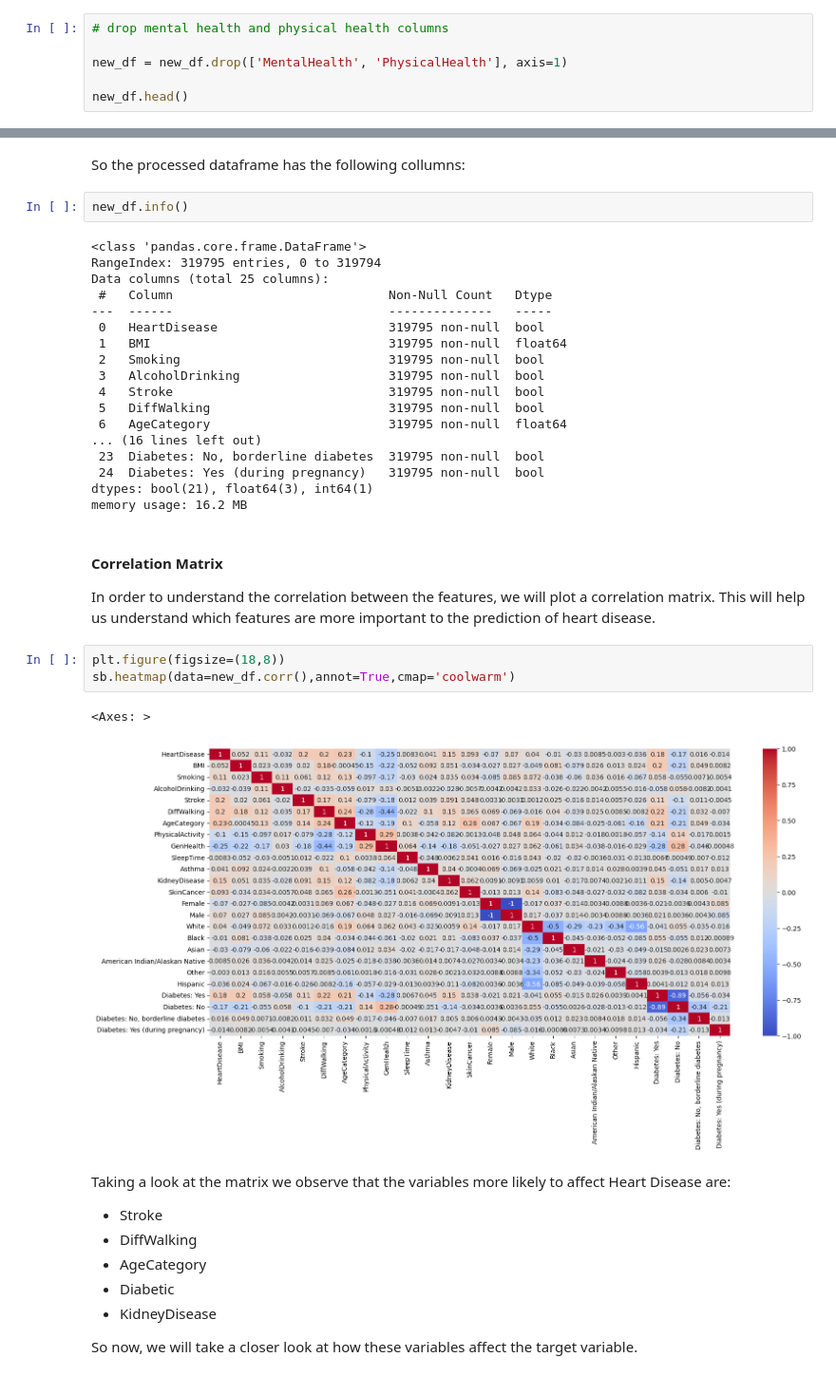
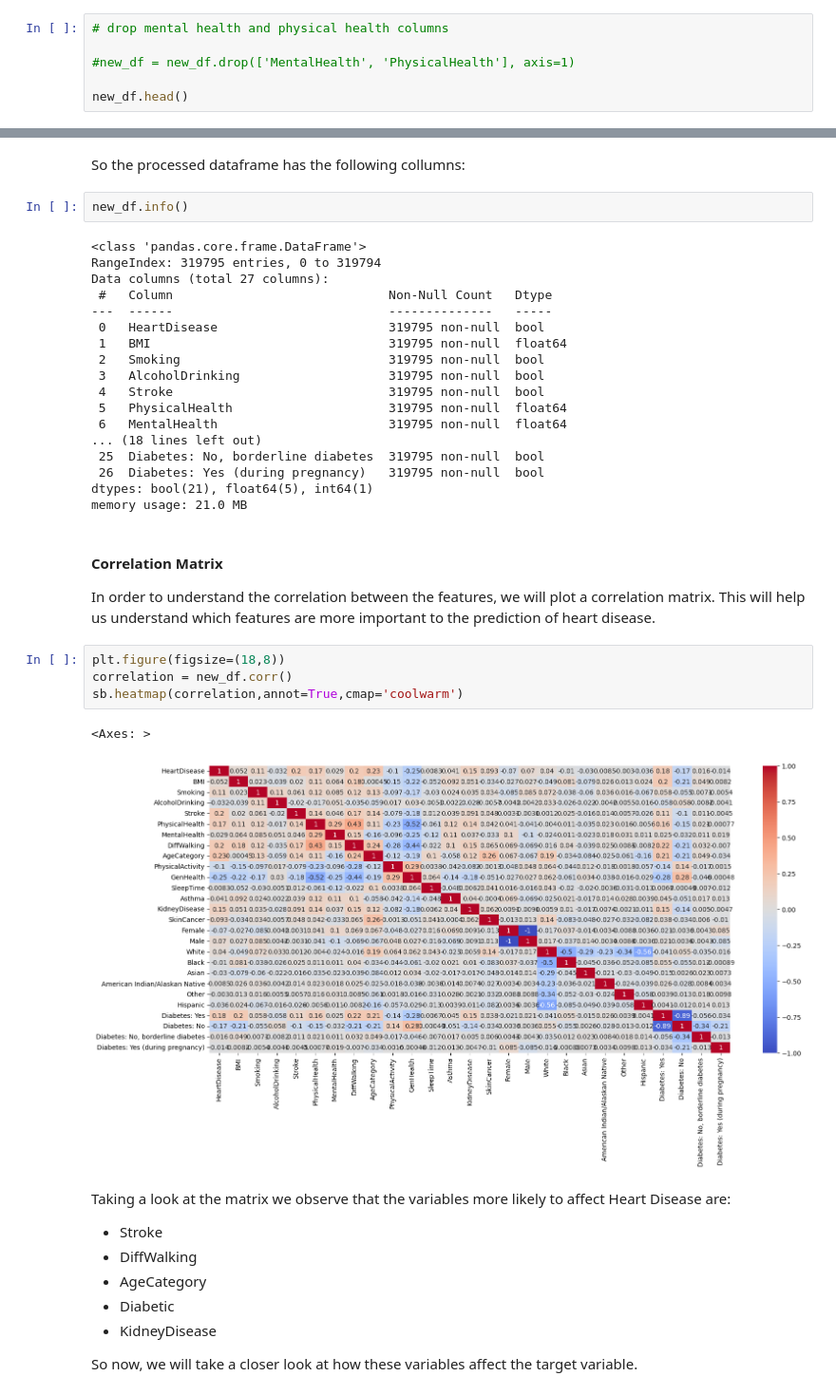
Before and after one commit to th0rz05/feup-ia-heart-disease, a Jupyter notebook: proj/Project.ipynb, the cells around one changed output, grey strips where cells are left out. Shown at 95% size. Drawn from its saved outputs; the diff is of its cells as text.

```diff
--- a/proj/Project.ipynb
+++ b/proj/Project.ipynb
@@ -157,7 +159,7 @@ The percentage of Mental Health values equal to 0: 64.22895917697275%
 # %%
 # drop mental health and physical health columns
 
-new_df = new_df.drop(['MentalHealth', 'PhysicalHealth'], axis=1)
+#new_df = new_df.drop(['MentalHealth', 'PhysicalHealth'], axis=1)
 
 new_df.head()
 # %% [output]
@@ -301,7 +303,7 @@ new_df.info()
 # %% [output]
 <class 'pandas.core.frame.DataFrame'>
 RangeIndex: 319795 entries, 0 to 319794
-Data columns (total 25 columns):
+Data columns (total 27 columns):
  #   Column                             Non-Null Count   Dtype
 ---  ------                             --------------   -----
  0   HeartDisease                       319795 non-null  bool
@@ -309,23 +311,24 @@ Data columns (total 25 columns):
  2   Smoking                            319795 non-null  bool
  3   AlcoholDrinking                    319795 non-null  bool
  4   Stroke                             319795 non-null  bool
- 5   DiffWalking                        319795 non-null  bool
- 6   AgeCategory                        319795 non-null  float64
-... (16 lines left out)
- 23  Diabetes: No, borderline diabetes  319795 non-null  bool
- 24  Diabetes: Yes (during pregnancy)   319795 non-null  bool
-dtypes: bool(21), float64(3), int64(1)
-memory usage: 16.2 MB
+ 5   PhysicalHealth                     319795 non-null  float64
+ 6   MentalHealth                       319795 non-null  float64
+... (18 lines left out)
+ 25  Diabetes: No, borderline diabetes  319795 non-null  bool
+ 26  Diabetes: Yes (during pregnancy)   319795 non-null  bool
+dtypes: bool(21), float64(5), int64(1)
+memory usage: 21.0 MB
 # %% [markdown]
 #### Correlation Matrix
 
 In order to understand the correlation between the features, we will plot a correlation matrix. This will help us understand which features are more important to the prediction of heart disease.
 # %%
 plt.figure(figsize=(18,8))
-sb.heatmap(data=new_df.corr(),annot=True,cmap='coolwarm')
+correlation = new_df.corr()
+sb.heatmap(correlation,annot=True,cmap='coolwarm')
 # %% [output]
 <Axes: >
-[figure, old version]
+[figure, new version]
 # %% [markdown]
 Taking a look at the matrix we observe that the variables more likely to affect Heart Disease are:
 - Stroke
```
Also changed, not shown: parts of 35 cells of this notebook.
